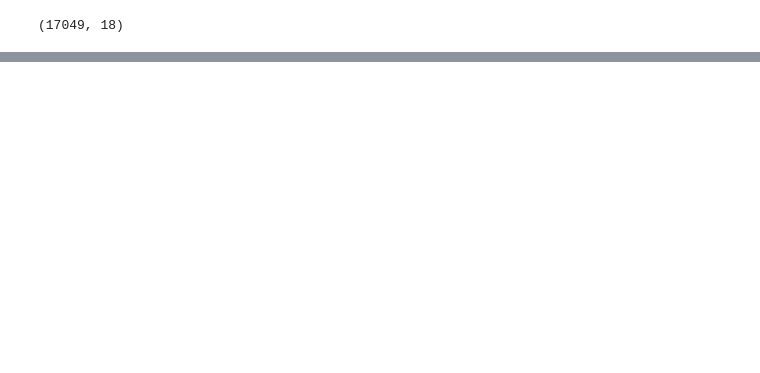
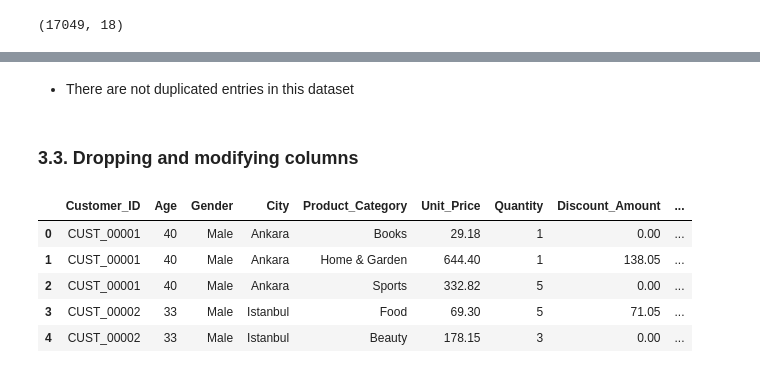
Before and after one commit to danielcamacho9712/EDA_E-Commerce_Project, a Jupyter notebook: eda_project.ipynb, the cells around one changed output, grey strips where cells are left out. Saved outputs shown, nothing was run; the diff lists cells and outputs as text; code cells hidden in the pictures; blank space fills up the shorter version.

```diff
--- a/eda_project.ipynb
+++ b/eda_project.ipynb
@@ -24,0 +108,22 @@ data_sales.shape
+# %% [markdown]
+- There are not duplicated entries in this dataset
+# %% [markdown]
+### **3.3. Dropping and modifying columns**
+# %%
+# Parsing Date column to datetime format
+data_sales['Date'] = pd.to_datetime(data_sales['Date'], format='%Y-%m-%d')
+data_sales['Year'] = data_sales['Date'].dt.year
+data_sales['Month'] = data_sales['Date'].dt.month
+data_sales['Day'] = data_sales['Date'].dt.day
+
+# Dropping original Date and Order_ID columns
+data_sales = data_sales.drop(columns=['Date', 'Order_ID']).copy()
+
+data_sales.head()
+# %% [output]
+|  | Customer_ID | Age | Gender | City | Product_Category | Unit_Price | Quantity | Discount_Amount | ... |
+| 0 | CUST_00001 | 40 | Male | Ankara | Books | 29.18 | 1 | 0.00 | ... |
+| 1 | CUST_00001 | 40 | Male | Ankara | Home & Garden | 644.40 | 1 | 138.05 | ... |
+| 2 | CUST_00001 | 40 | Male | Ankara | Sports | 332.82 | 5 | 0.00 | ... |
+| 3 | CUST_00002 | 33 | Male | Istanbul | Food | 69.30 | 5 | 71.05 | ... |
+| 4 | CUST_00002 | 33 | Male | Istanbul | Beauty | 178.15 | 3 | 0.00 | ... |
```
Also changed, not shown: parts of 27 cells of this notebook.
